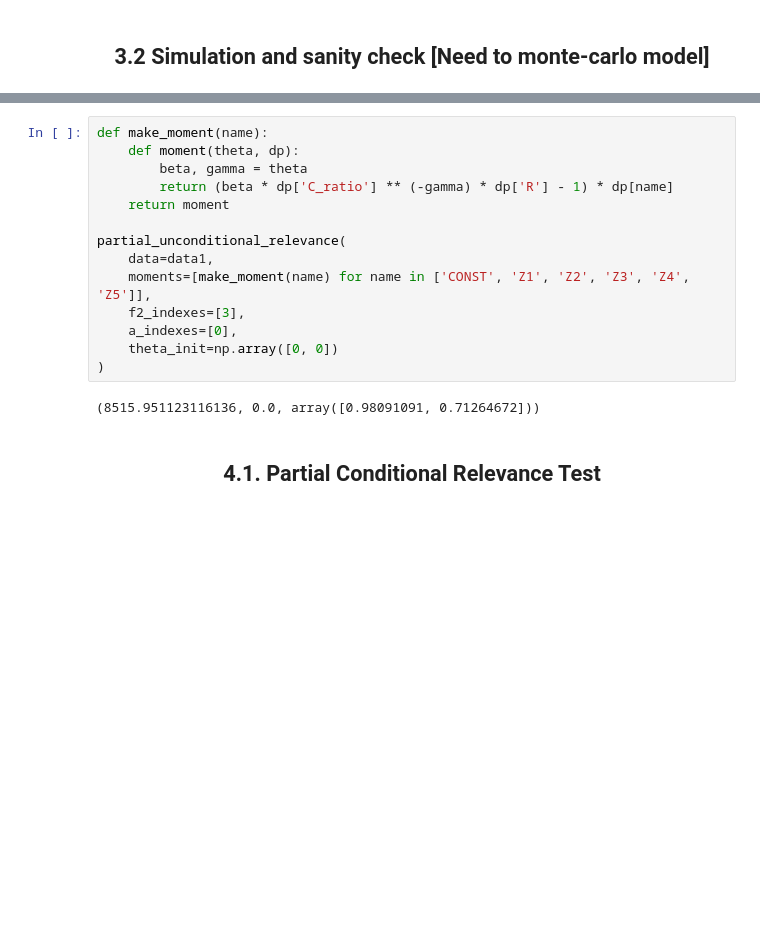
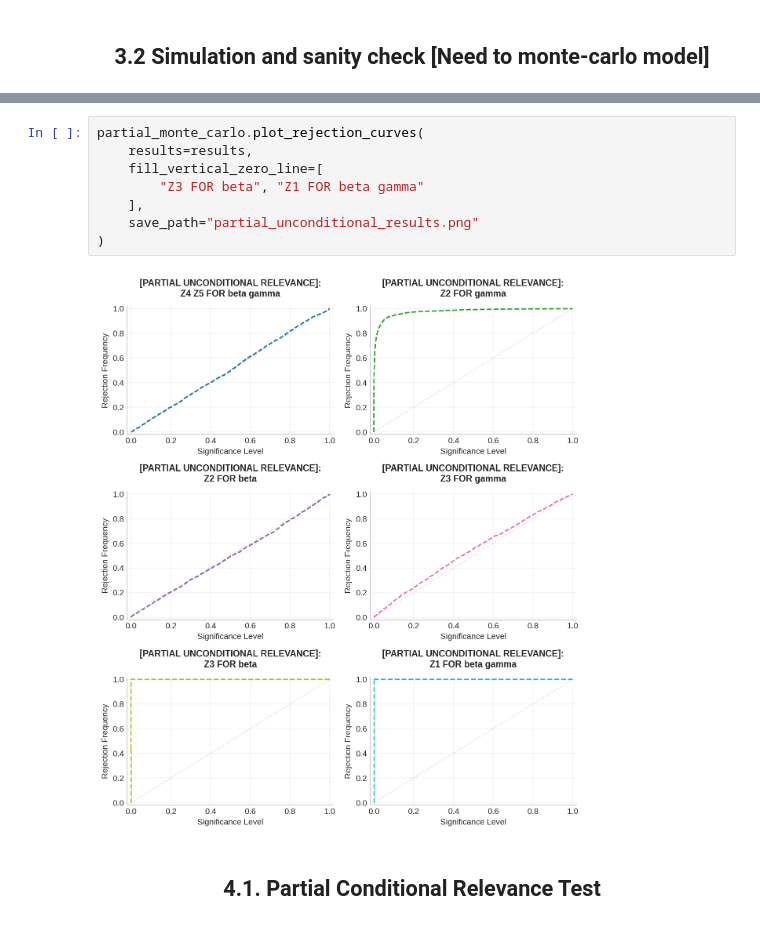
Before and after one commit to KoRoJIeBu4/REDUNDANCY-TESTS-OF-MOMENT-CONDITIONS-APPLIED-TO-MACROECONOMIC-MODELS, a Jupyter notebook: main.ipynb, the cells around one changed output, grey strips where cells are left out. Cells and saved outputs as stored; diff of their text form; blank space fills up the shorter version.

Commit message:
update main notebook, add simulation results

```diff
--- a/main.ipynb
+++ b/main.ipynb
@@ -99,19 +117,13 @@ with open("data/partial_data_for_testing_procedures/sim_000002.pkl", "rb") as f:
 # %%
-def make_moment(name):
-    def moment(theta, dp):
-        beta, gamma = theta
-        return (beta * dp['C_ratio'] ** (-gamma) * dp['R'] - 1) * dp[name]
-    return moment
-
-partial_unconditional_relevance(
-    data=data1,
-    moments=[make_moment(name) for name in ['CONST', 'Z1', 'Z2', 'Z3', 'Z4', 'Z5']],
-    f2_indexes=[3],
-    a_indexes=[0],
-    theta_init=np.array([0, 0])
+partial_monte_carlo.plot_rejection_curves(
+    results=results,
+    fill_vertical_zero_line=[
+        "Z3 FOR beta", "Z1 FOR beta gamma"
+    ],
+    save_path="partial_unconditional_results.png"
 )
 # %% [output]
-(8515.951123116136, 0.0, array([0.98091091, 0.71264672]))
+[figure, added]
 # %% [markdown]
 ## <center> 4.1. Partial Conditional Relevance Test <center>
 # %%
```
Also changed, not shown: parts of 3 cells of this notebook, 4 other files.
